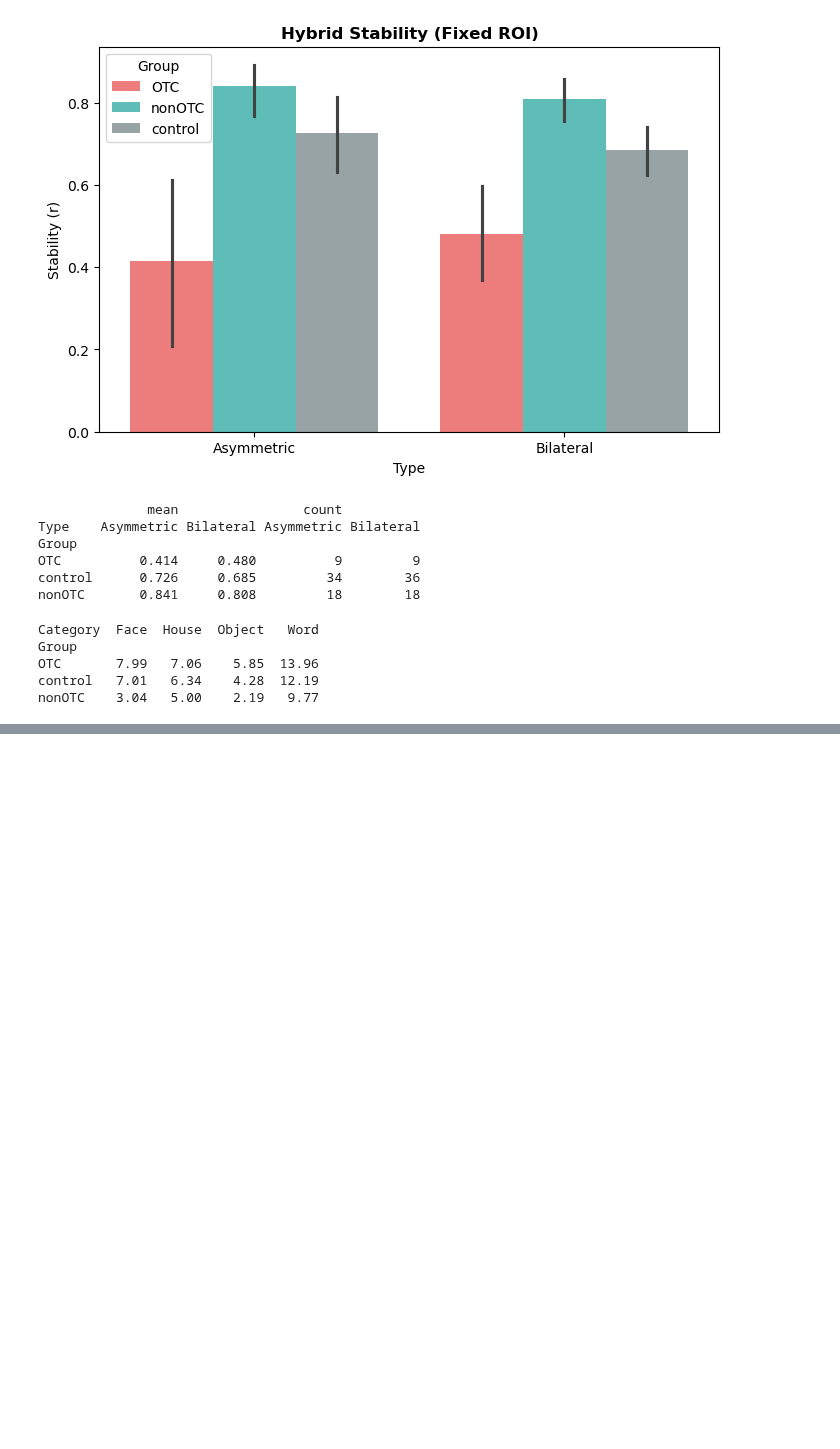
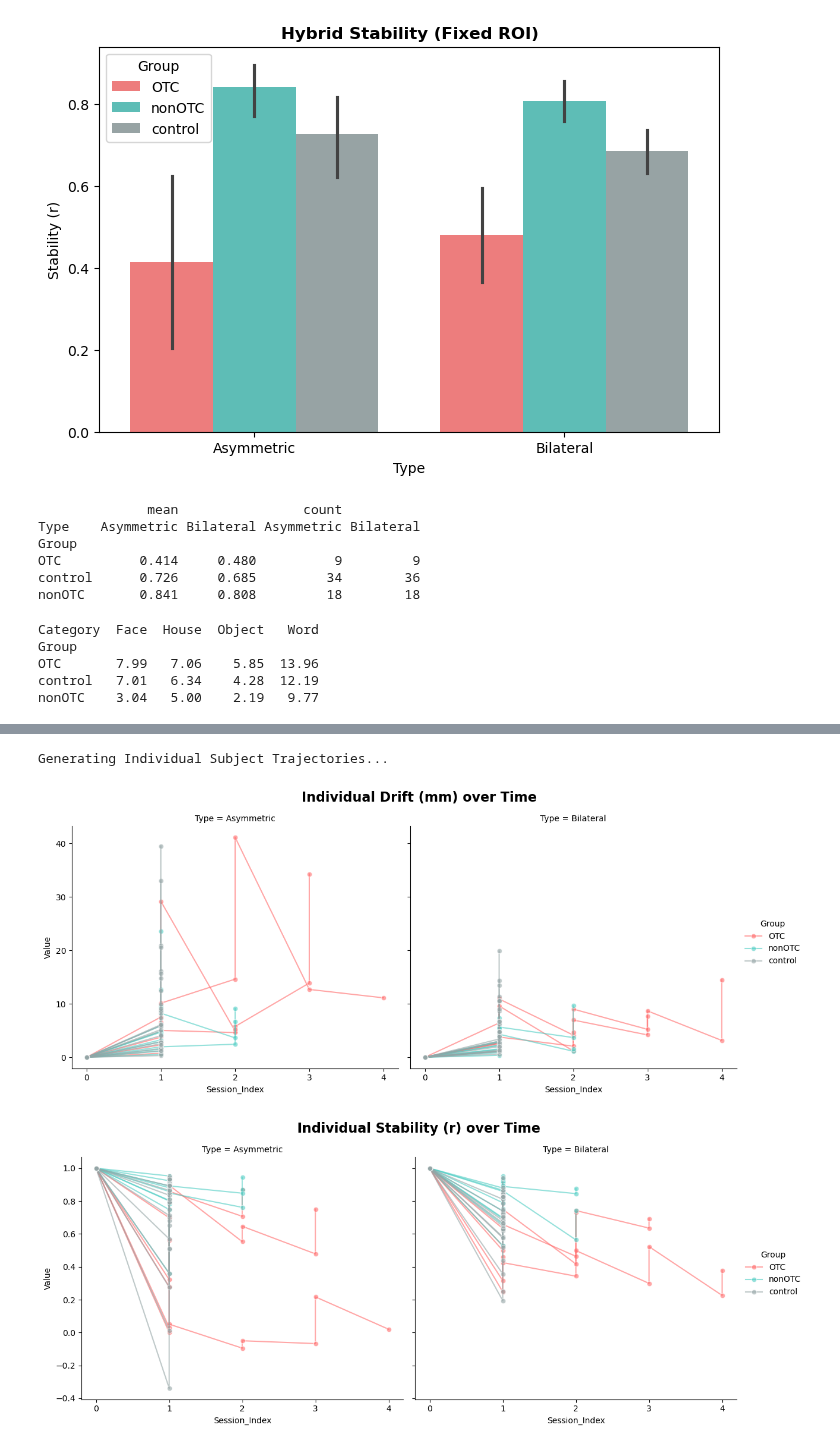
Before and after one commit to cnsimmons/long_pt, a Jupyter notebook: B_analyses/playground.ipynb, the cells around one changed output, grey strips where cells are left out. Cells and saved outputs as stored; diff of their text form; code cells hidden in the pictures; blank space fills up the shorter version.

```diff
--- a/B_analyses/playground.ipynb
+++ b/B_analyses/playground.ipynb
@@ -17,16 +17,6 @@ OUTPUT_DIR.mkdir(parents=True, exist_ok=True)
 
 # Session start mapping (for special cases)
 SESSION_START = {'sub-010': 2, 'sub-018': 2, 'sub-068': 2}
-
-'''
-# Cope mapping (condition > scramble contrasts)
-COPE_MAP = {
-    'face': 10, # 10, 11, 12 are the same contrasts as 1, 2, 4
-    'word': 12,
-    'object': 3,
-    'house': 11
-}
-'''
 
 # Cope mapping: Key -> (Cope Number, Multiplier)
 # Multiplier 1  = Use contrast as is (e.g., Face > Scramble)
@@ -521,0 +639,43 @@ nonOTC        0.496      0.779
+# %%
+# CELL 10: Individual Subject Trajectories (Fixed)
+def plot_individual_trajectories(df_long):
+    print("Generating Individual Subject Trajectories...")
+
+    # Filter for the metrics we care about
+    metrics = ['Drift (mm)', 'Stability (r)']
+
+    for metric in metrics:
+        # Initialize the Grid
+        g = sns.FacetGrid(df_long[df_long['Metric'] == metric],
+                          col="Type", hue="Group",
+                          palette={'OTC': '#ff6b6b', 'nonOTC': '#4ecdc4', 'control': '#95a5a6'},
+                          height=5, aspect=1.2)
+
+        # FIX: Use map_dataframe to explicitly handle 'units'
+        g.map_dataframe(sns.lineplot,
+                        x="Session_Index",
+                        y="Value",
+                        units="Subject", # <--- This draws one line per subject
+                        estimator=None,  # <--- This prevents averaging
+                        alpha=0.6,
+                        linewidth=1.5,
+                        marker="o")
+
+        g.add_legend()
+        g.fig.suptitle(f"Individual {metric} over Time", y=1.05, fontsize=16, fontweight='bold')
+
+        # Fix X-axis to show integers
+        for ax in g.axes.flat:
+            ax.xaxis.set_major_locator(plt.MaxNLocator(integer=True))
+
+        plt.show()
+
+# Run with the dataframe from Cell 9
+if 'df_traj' in locals():
+    plot_individual_trajectories(df_traj)
+else:
+    print("⚠️ df_traj not found. Please run Cell 9 first.")
+# %% [output]
+Generating Individual Subject Trajectories...
+[figure, added]
+[figure, added]
```
Also changed, not shown: parts of 9 cells of this notebook, 1 other file.
